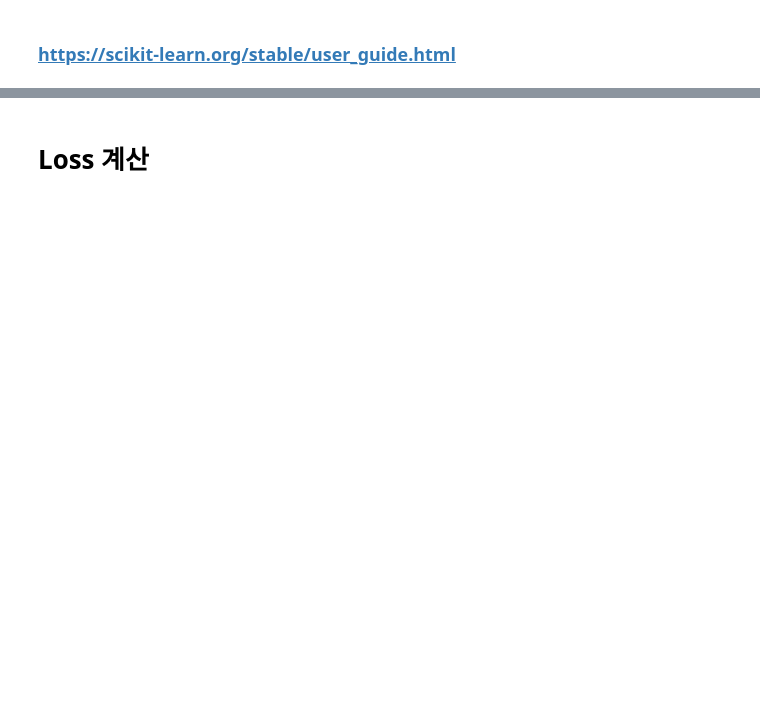
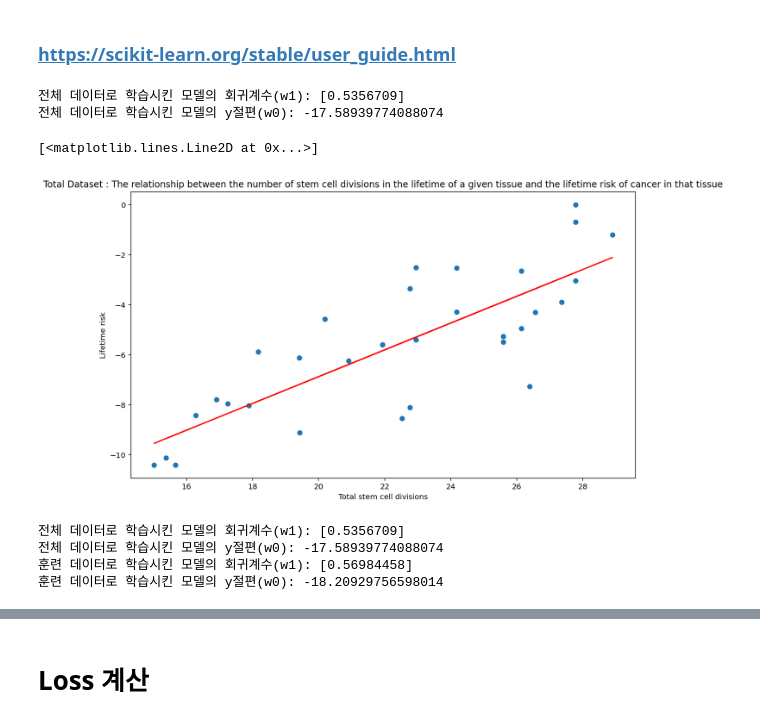
Before and after one commit to HongB1/2022-KHU-Bioinformatics-lab, a Jupyter notebook: Lab15 Linear Regression/Linear_regression.ipynb, the cells around one changed output, grey strips where cells are left out. Cells and saved outputs as stored; diff of their text form; code cells hidden in the pictures; blank space fills up the shorter version.

```diff
--- a/Lab15 Linear Regression/Linear_regression.ipynb
+++ b/Lab15 Linear Regression/Linear_regression.ipynb
@@ -50,9 +54,3 @@ df.head()
 | 2 | Chronic lymphocytic leukemia | 0.0052 | 3.000000e+12 | 135000000 | 12.0 | ... |
 | 3 | Colorectal adenocarcinoma | 0.0480 | 3.000000e+10 | 200000000 | 73.0 | ... |
 | 4 | Colorectal adenocarcinoma with FAP | 1.0000 | 3.000000e+10 | 200000000 | 73.0 | ... |
-# %%
-df['Cumulative number of divisions of all stem cells per lifetime (lscd)'] = \
-         (df['Number of divisions of each stem cell per lifetime (d)'] + 2) * \
-          df['Number of normal stem cells in tissue of origin (s)'] -2
-
-df.head()
@@ -88,0 +67,6 @@ Successfully installed adjustText-0.7.3
+# %%
+s = df['Number of normal stem cells in tissue of origin (s)']
+d = df['Number of divisions of each stem cell per lifetime (d)']
+lscd = s*(2 + d) - 2
+df['Cumulative number of divisions of all stem cells per lifetime (lscd)'] = lscd
+df.head()
@@ -138,0 +119,57 @@ result.predict(X.reshape(-1, 1))
+# %%
+### 전체 데이터
+
+from sklearn.linear_model import LinearRegression, Ridge, Lasso
+from sklearn.metrics import mean_squared_error
+
+y_target = np.log(df['Lifetime cancer risk'].to_numpy())
+X_features = np.log(df['Cumulative number of divisions of all stem cells per lifetime (lscd)'].to_numpy()).reshape(-1, 1)
+
+total_lr_reg = LinearRegression()
+total_lr_reg.fit(X_features, y_target)
+
+print(f'전체 데이터로 학습시킨 모델의 회귀계수(w1): {total_lr_reg.coef_}') # coef
+print(f'전체 데이터로 학습시킨 모델의 y절편(w0): {total_lr_reg.intercept_}') # intercept
+# %% [output]
+전체 데이터로 학습시킨 모델의 회귀계수(w1): [0.5356709]
+전체 데이터로 학습시킨 모델의 y절편(w0): -17.58939774088074
+# %%
+fig, ax = plt.subplots(figsize=(12,7))
+
+ax.set_title('Total Dataset : The relationship between the number of stem cell divisions in the lifetime of a given tissue and the lifetime risk of cancer in that tissue')
+ax.set_xlabel('Total stem cell divisions')
+ax.set_ylabel('Lifetime risk')
+ax.scatter(X_features, y_target, marker='o') # 원본 데이터
+
+# 회귀선 추가
+ax.plot(X_features, total_lr_reg.predict(X_features), color='red')
+# ax = plt.plot(X_features, lr_reg.predict(X_features),'r') # 회귀선
+# %% [output]
+[<matplotlib.lines.Line2D at 0x...>]
+[figure, added]
+# %%
+### data split
+from sklearn.linear_model import LinearRegression, Ridge, Lasso
+from sklearn.model_selection import train_test_split
+from sklearn.metrics import mean_squared_error
+
+y_target = np.log(df['Lifetime cancer risk'].to_numpy())
+X_features = np.log(df['Cumulative number of divisions of all stem cells per lifetime (lscd)'].to_numpy()).reshape(-1, 1)
+
+X_train, X_test, y_train, y_test = train_test_split(X_features, y_target, test_size=0.2, random_state=29)
+
+train_lr_reg = LinearRegression()
+train_lr_reg.fit(X_train, y_train)
+
+y_pred = train_lr_reg.predict(X_test)
+
+print(f'전체 데이터로 학습시킨 모델의 회귀계수(w1): {total_lr_reg.coef_}') # coef
+print(f'전체 데이터로 학습시킨 모델의 y절편(w0): {total_lr_reg.intercept_}') # intercept
+
+print(f'훈련 데이터로 학습시킨 모델의 회귀계수(w1): {train_lr_reg.coef_}') # coef
+print(f'훈련 데이터로 학습시킨 모델의 y절편(w0): {train_lr_reg.intercept_}') # intercept
+# %% [output]
+전체 데이터로 학습시킨 모델의 회귀계수(w1): [0.5356709]
+전체 데이터로 학습시킨 모델의 y절편(w0): -17.58939774088074
+훈련 데이터로 학습시킨 모델의 회귀계수(w1): [0.56984458]
+훈련 데이터로 학습시킨 모델의 y절편(w0): -18.20929756598014
```
Also changed, not shown: parts of 25 cells of this notebook, 1 other file.
